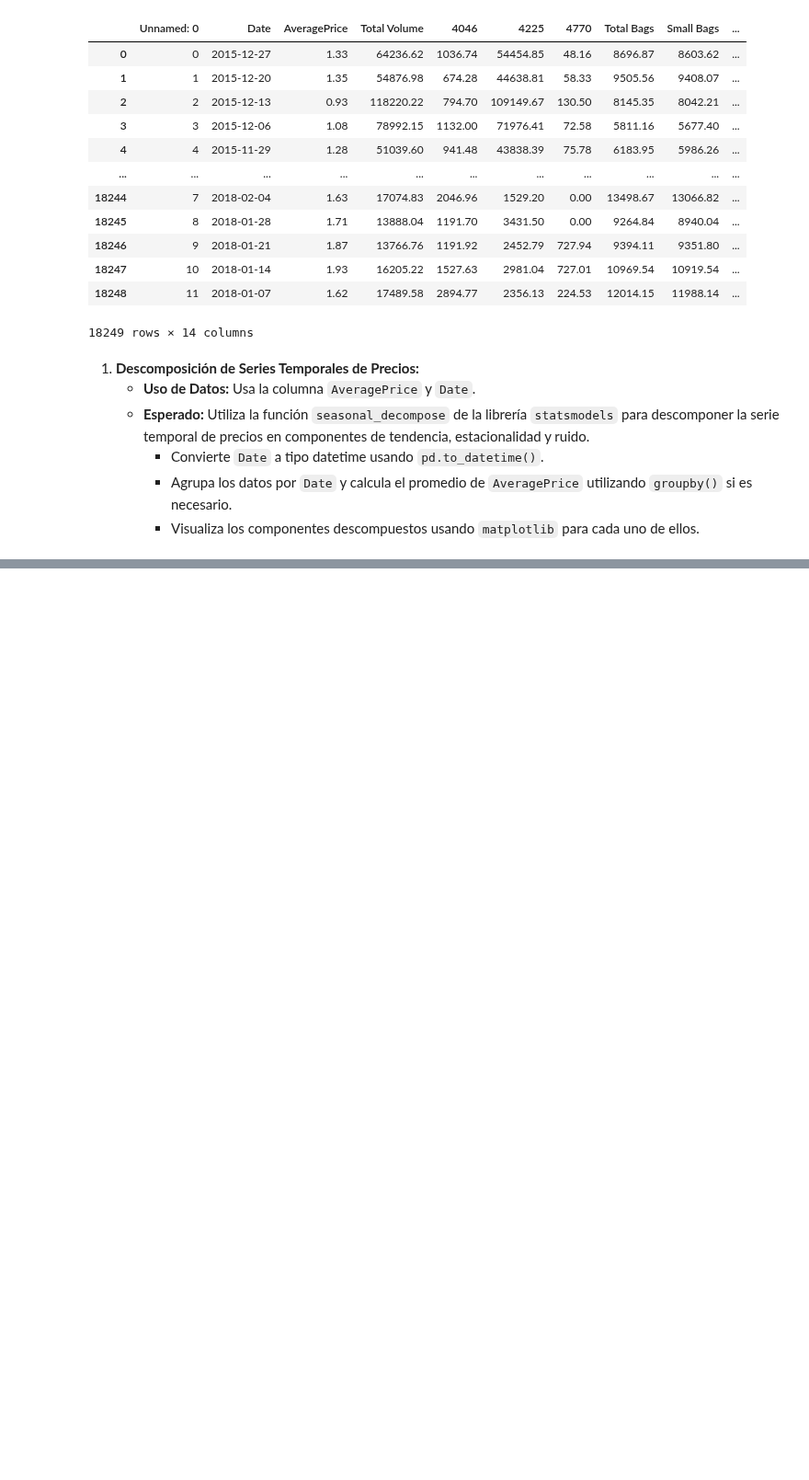
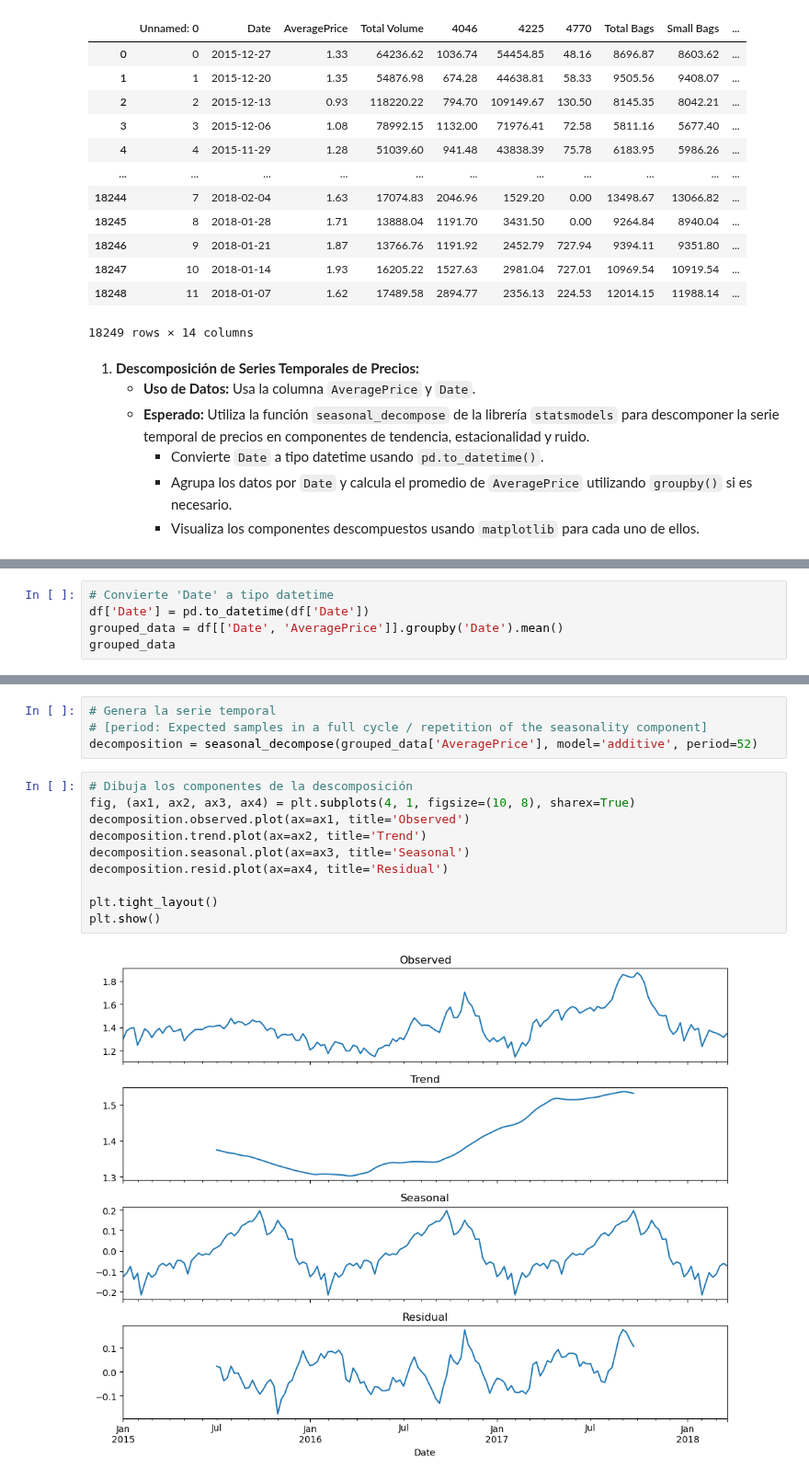
Before and after one commit to albagd77/MAGic-Avocado-TP1, a Jupyter notebook: 01_series_temporales.ipynb, the cells around one changed output, grey strips where cells are left out. Shown at 92% size. Saved outputs shown, nothing was run; the diff lists cells and outputs as text; blank space fills up the shorter version.

Commit message:
Completa sección 1. Análisis de Series Temporales

```diff
--- a/01_series_temporales.ipynb
+++ b/01_series_temporales.ipynb
@@ -60,0 +40,5 @@ df
+# %%
+# Convierte 'Date' a tipo datetime
+df['Date'] = pd.to_datetime(df['Date'])
+grouped_data = df[['Date', 'AveragePrice']].groupby('Date').mean()
+grouped_data
@@ -60,0 +60,16 @@ df
+# %%
+# Genera la serie temporal
+# [period: Expected samples in a full cycle / repetition of the seasonality component]
+decomposition = seasonal_decompose(grouped_data['AveragePrice'], model='additive', period=52)
+# %%
+# Dibuja los componentes de la descomposición
+fig, (ax1, ax2, ax3, ax4) = plt.subplots(4, 1, figsize=(10, 8), sharex=True)
+decomposition.observed.plot(ax=ax1, title='Observed')
+decomposition.trend.plot(ax=ax2, title='Trend')
+decomposition.seasonal.plot(ax=ax3, title='Seasonal')
+decomposition.resid.plot(ax=ax4, title='Residual')
+
+plt.tight_layout()
+plt.show()
+# %% [output]
+[figure, added]
```
Also changed, not shown: parts of 17 cells of this notebook.
